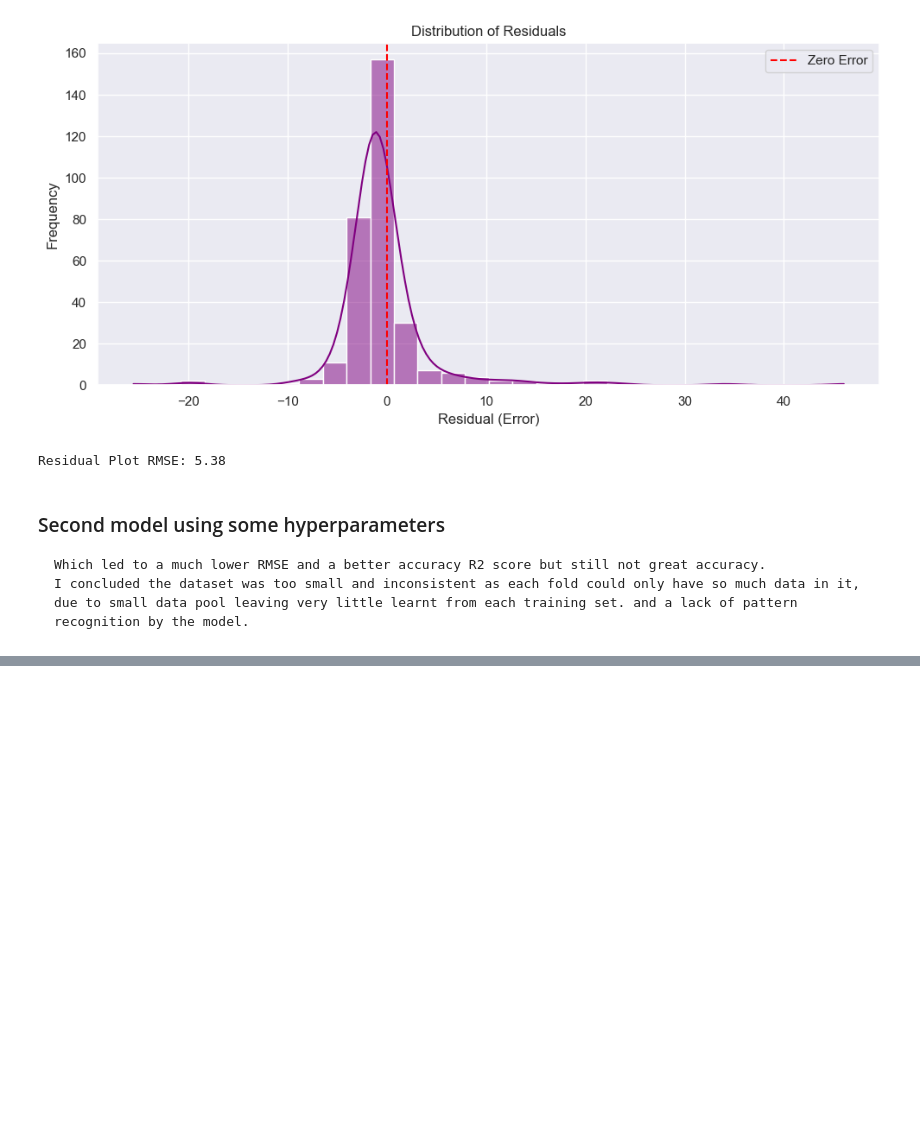
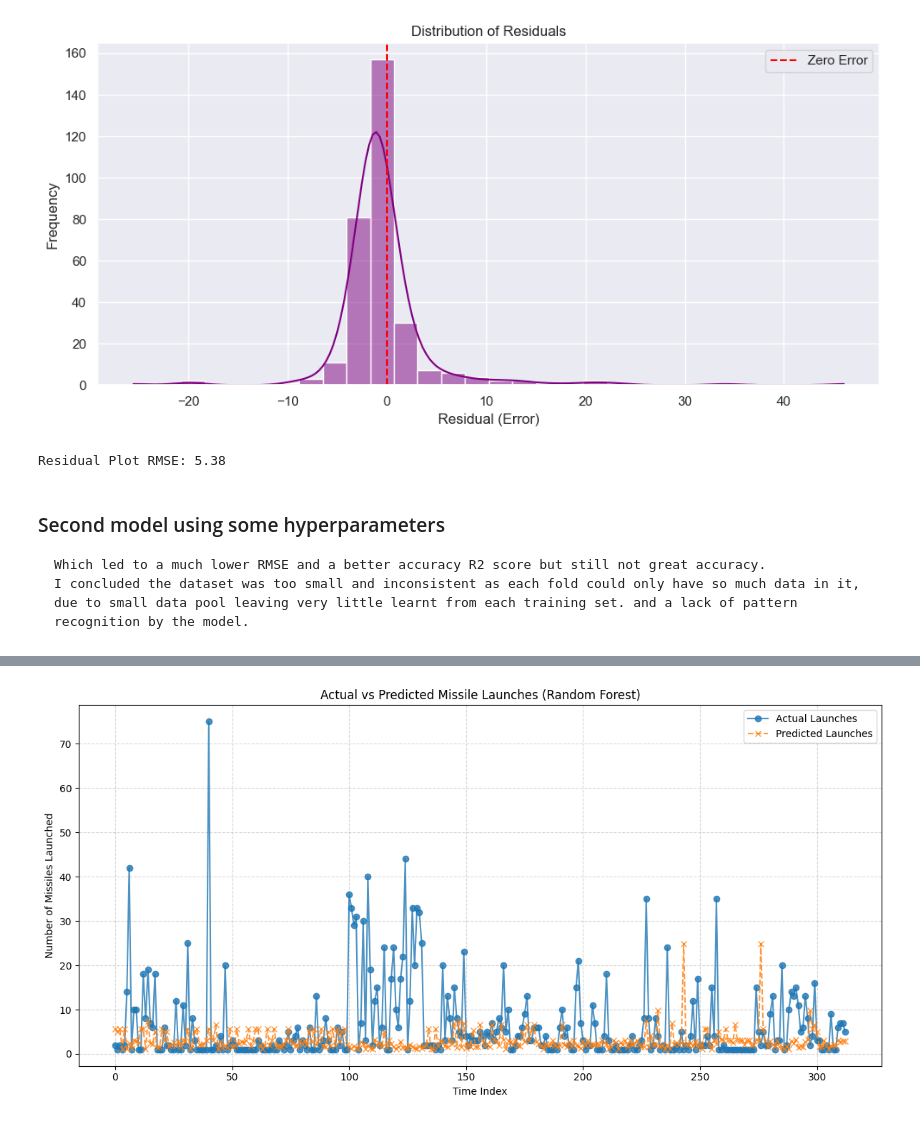
Before and after one commit to Dualboi/ml-analysis-ukraine-attacks, a Jupyter notebook: time_series_forecasting_model/Model1.ipynb, the cells around one changed output, grey strips where cells are left out. Saved outputs shown, nothing was run; the diff lists cells and outputs as text; code cells hidden in the pictures; blank space fills up the shorter version.

```diff
--- a/time_series_forecasting_model/Model1.ipynb
+++ b/time_series_forecasting_model/Model1.ipynb
@@ -282,0 +549,90 @@ Residual Plot RMSE: 2.27
+# %%
+import pandas as pd
+import numpy as np
+import matplotlib.pyplot as plt
+import seaborn as sns
+from sklearn.ensemble import RandomForestRegressor
+from sklearn.model_selection import train_test_split
+from sklearn.metrics import mean_squared_error, r2_score
+
+# Prepare data
+X = prob1_dataset.drop(columns=['launched', 'launched_next_month', 'time_start'])
+y = prob1_dataset['launched_next_month']
+
+# Remove rows where target is NaN
+mask = y.notna()
+X = X[mask]
+y = y[mask]
+
+# Encode categorical features (one-hot encoding)
+X_encoded = pd.get_dummies(X, drop_first=True)
+
+# Train-test split (no shuffle for time series order)
+X_train, X_test, y_train, y_test = train_test_split(
+    X_encoded, y, test_size=0.2, shuffle=False
+)
+
+# Train Random Forest model
+model = RandomForestRegressor(n_estimators=100, random_state=42)
+model.fit(X_train, y_train)
+
+# Predict and evaluate
+y_pred = model.predict(X_test)
+rmse = np.sqrt(mean_squared_error(y_test, y_pred))
+r2 = r2_score(y_test, y_pred)
+
+print(f"Random Forest RMSE: {rmse:.2f}")
+print(f"Random Forest R²: {r2:.4f}")
+
+# Plot Actual vs Predicted
+plt.figure(figsize=(12, 6))
+plt.plot(y_test.values, label='Actual Launches', marker='o', linestyle='-', alpha=0.8)
+plt.plot(y_pred, label='Predicted Launches', marker='x', linestyle='--', alpha=0.8)
+plt.title('Actual vs Predicted Missile Launches (Random Forest)')
+plt.xlabel('Time Index')
+plt.ylabel('Number of Missiles Launched')
+plt.legend()
+plt.grid(True, linestyle='--', alpha=0.5)
+plt.tight_layout()
+plt.show()
+
+# Feature importance plot
+importances = model.feature_importances_
+feat_importance = pd.Series(importances, index=X_encoded.columns).sort_values(ascending=False)
+
+plt.figure(figsize=(10, 6))
+feat_importance.head(10).plot(kind='bar')
+plt.title('Top 10 Important Features (Random Forest)')
+plt.ylabel('Importance')
+plt.grid(True, linestyle='--', alpha=0.5)
+plt.tight_layout()
+plt.show()
+
+# Residuals plot
+residuals = y_test.values - y_pred
+std_residuals = np.std(residuals)
+
+plt.figure(figsize=(10, 6))
+plt.scatter(y_pred, residuals, color='darkblue', alpha=0.6, edgecolor='k')
+plt.axhline(y=0, color='red', linestyle='--', label='Zero Error')
+plt.axhline(std_residuals * 2, color='green', linestyle='--', label='+2 Std Dev')
+plt.axhline(-std_residuals * 2, color='green', linestyle='--', label='-2 Std Dev')
+plt.title('Residuals vs Predicted Values (Random Forest)')
+plt.xlabel('Predicted Missile Launches')
+plt.ylabel('Residuals (Actual - Predicted)')
+plt.legend()
+plt.grid(True, linestyle='--', alpha=0.5)
+plt.tight_layout()
+plt.show()
+
+# Residuals distribution
+plt.figure(figsize=(10, 5))
+sns.histplot(residuals, kde=True, bins=30, color='purple')
+plt.axvline(0, color='red', linestyle='--', label='Zero Error')
+plt.title('Distribution of Residuals (Random Forest)')
+plt.xlabel('Residual (Error)')
+plt.ylabel('Frequency')
+plt.legend()
+plt.tight_layout()
+plt.show()
+# %% [output]
@@ -282,0 +641 @@ Residual Plot RMSE: 2.27
+[figure, added]
```
Also changed, not shown: parts of 10 cells of this notebook, 7 other files.
